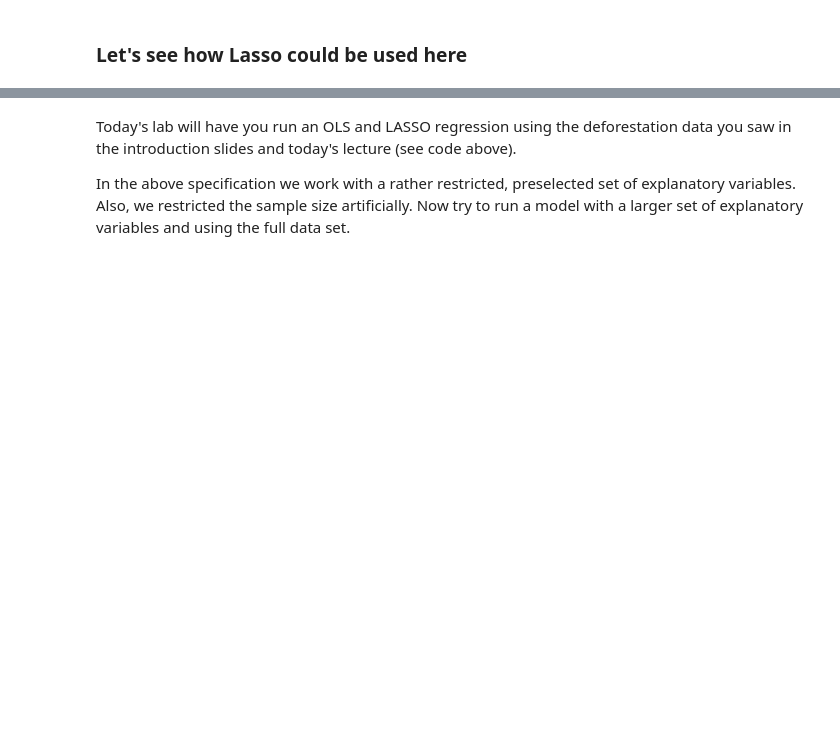
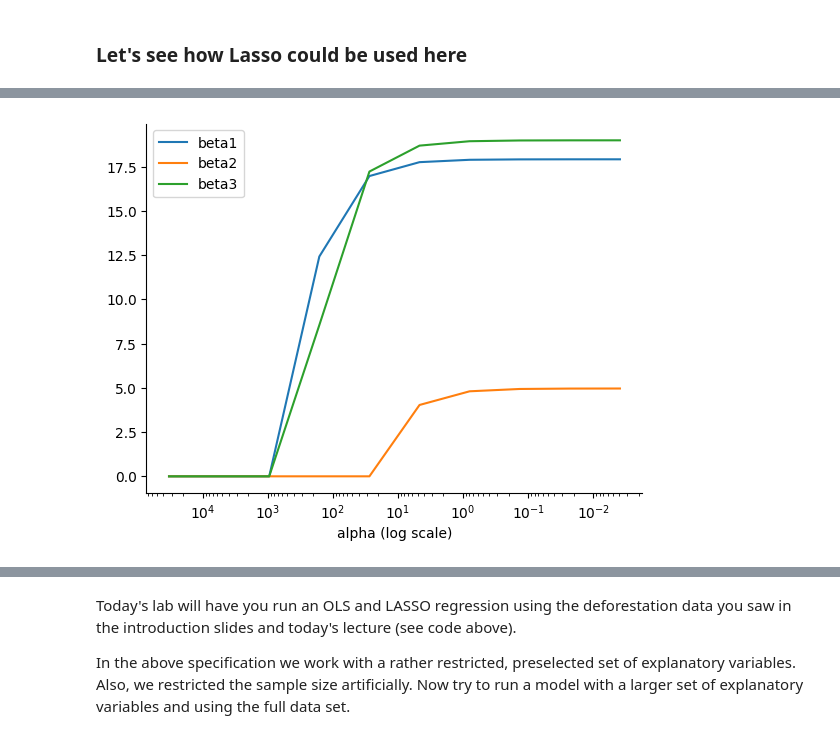
Before and after one commit to agpo-ilr-uni-bonn/PromotionskollegModule6800_2024, a Jupyter notebook: 6800_Day1.ipynb, the cells around one changed output, grey strips where cells are left out. Drawn from its saved outputs; the diff is of its cells as text; code cells hidden in the pictures; blank space fills up the shorter version.

Commit message:
Lasso lap part moved from day 4 to day 1

```diff
--- a/6800_Day1.ipynb
+++ b/6800_Day1.ipynb
@@ -457,0 +671,8 @@ fig.show()
+# %%
+# create random white noise error
+errStd = 50
+err = np.random.normal(0, errStd, (N,1))
+
+# Create dependent variable y=Xb+e
+Y = np.matmul(Xc,beta.values)+err
+Y
@@ -457,0 +691,20 @@ fig.show()
+# %%
+# Estimate the model with Lasso
+# Check how alpha affects the estimation
+res = beta.transpose().copy()
+lstBetaCols = list(res.columns)
+
+lstAlpha = np.logspace(-8, 15, num = 10, base = 2)
+# Loop over a range of alpha value
+for alpha in lstAlpha:
+  # Estimate Lasso
+  modLasso = Lasso(fit_intercept=True, alpha=alpha)
+  modLasso.fit(X, Y[:,0])
+
+  # Add estimated coef to result dataframe
+  # Note, I rounded alpha in the variable name just to make it more readable
+  res.loc[f'beta_hat_alpha_{round(alpha,3)}','alpha'] = alpha
+  res.loc[f'beta_hat_alpha_{round(alpha,3)}','const'] = modLasso.intercept_
+  res.loc[f'beta_hat_alpha_{round(alpha,3)}',lstBetaCols[1:]] = modLasso.coef_.transpose()
+
+res
@@ -457,0 +724,18 @@ fig.show()
+# %%
+# Plot the estimated coeficients across different levels of alpha
+
+import matplotlib.pyplot as plt
+fig, ax = plt.subplots();
+for strBeta in ['beta1','beta2','beta3']:
+  ax.plot(res['alpha'],res[strBeta],label=strBeta)
+
+# ax.plot([10e5,0.031250],[0,0],color='black')
+ax.set_xscale('log')
+ax.set_xlabel('alpha (log scale)')
+ax.invert_xaxis()
+# ax.set_xlim(1,0.000031250)
+ax.spines["top"].set_visible(False)
+ax.spines["right"].set_visible(False)
+ax.legend();
+# %% [output]
+[figure, added]
```
Also changed, not shown: parts of 45 cells of this notebook.
